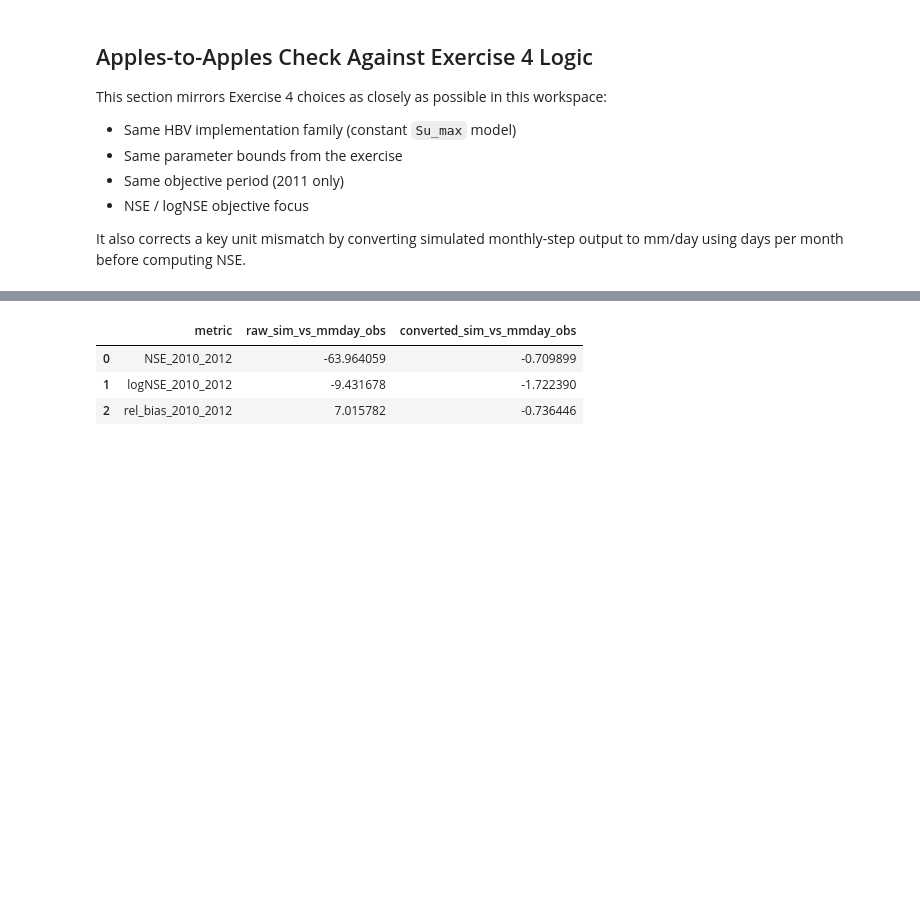
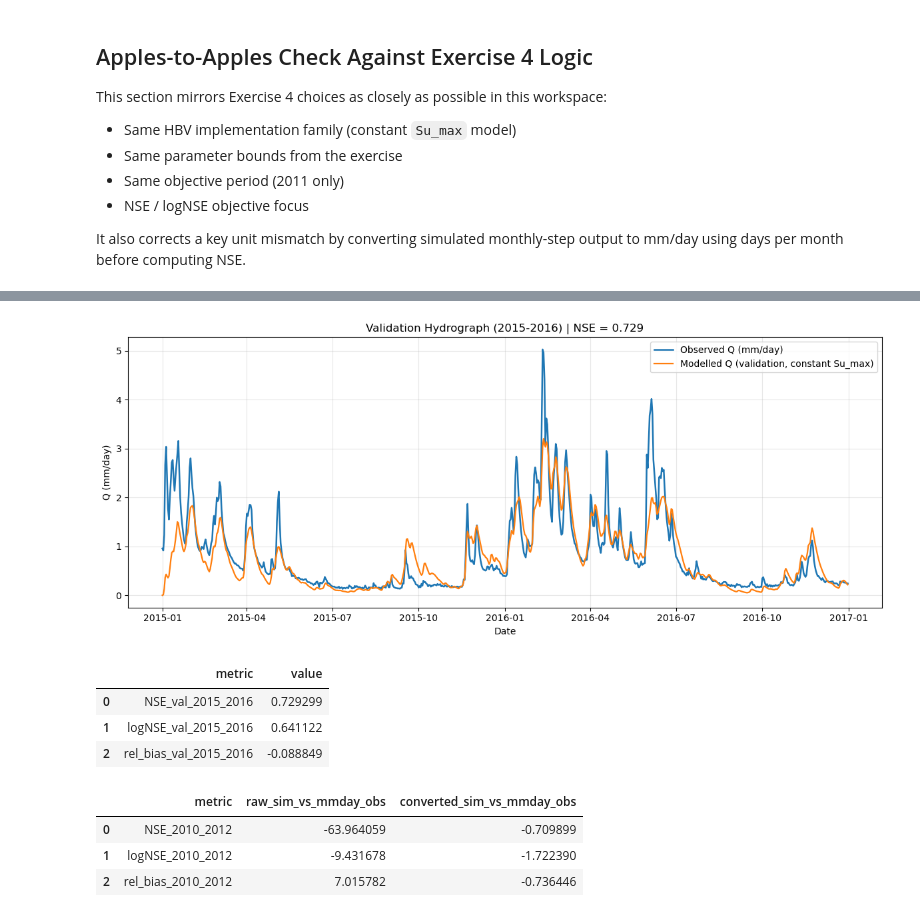
Before and after one commit to Doriswong35/teaching-materials, a Jupyter notebook: Main_project/Temp_constant_calval.ipynb, the cells around one changed output, grey strips where cells are left out. Drawn from its saved outputs; the diff is of its cells as text; code cells hidden in the pictures; blank space fills up the shorter version.

```diff
--- a/Main_project/Temp_constant_calval.ipynb
+++ b/Main_project/Temp_constant_calval.ipynb
@@ -271,3 +633,23 @@ It also corrects a key unit mismatch by converting simulated monthly-step output
+# %%
+# Plot validation hydrograph (2015-2016)
+fig, ax = plt.subplots(figsize=(12, 5))
+ax.plot(val_forcing.index, q_obs_val, label='Observed Q (mm/day)', lw=1.8)
+ax.plot(val_forcing.index, sim_val, label='Modelled Q (validation, constant Su_max)', lw=1.6)
+ax.set_title(f'Validation Hydrograph (2015-2016) | NSE = {nse(q_obs_val, sim_val):.3f}')
+ax.set_xlabel('Date')
+ax.set_ylabel('Q (mm/day)')
+ax.grid(alpha=0.3)
+ax.legend()
+plt.tight_layout()
+plt.show()
+
+val_metrics
+# %% [output]
+[figure, added]
+|  | metric | value |
+| 0 | NSE_val_2015_2016 | 0.729299 |
+| 1 | logNSE_val_2015_2016 | 0.641122 |
+| 2 | rel_bias_val_2015_2016 | -0.088849 |
 # %%
 # Compare NSE with and without converting simulated output to mm/day
 # HBV updates with timestep-integrated fluxes; for monthly timesteps, divide by days_in_month for mm/day comparison.
```
Also changed, not shown: parts of 8 cells of this notebook, 2 other files.
